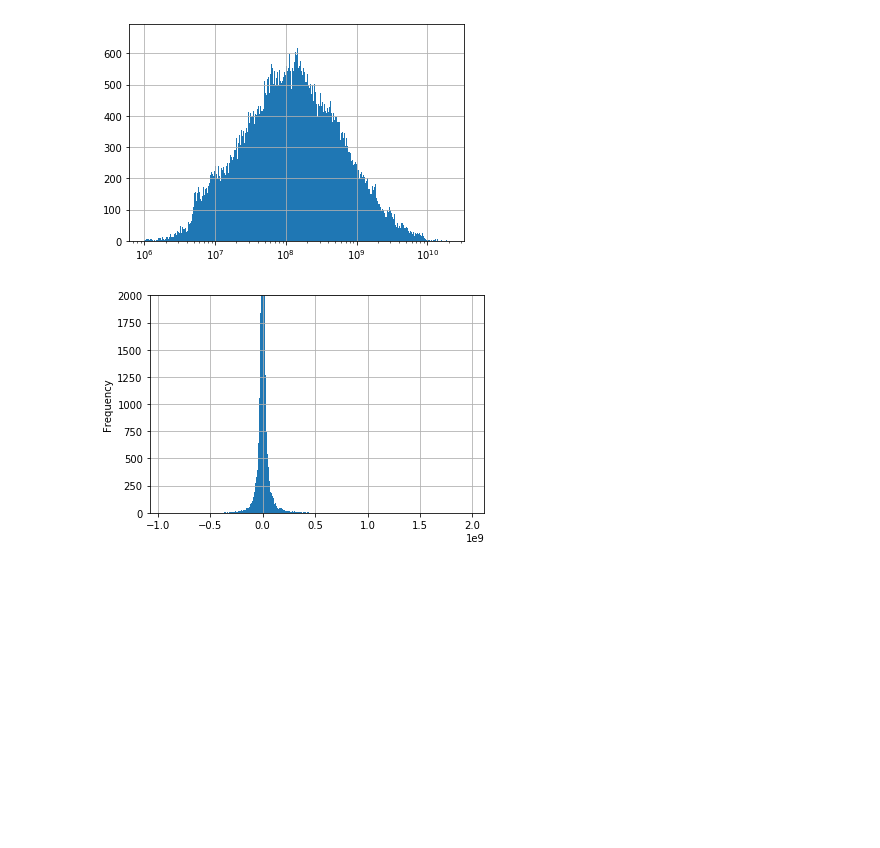
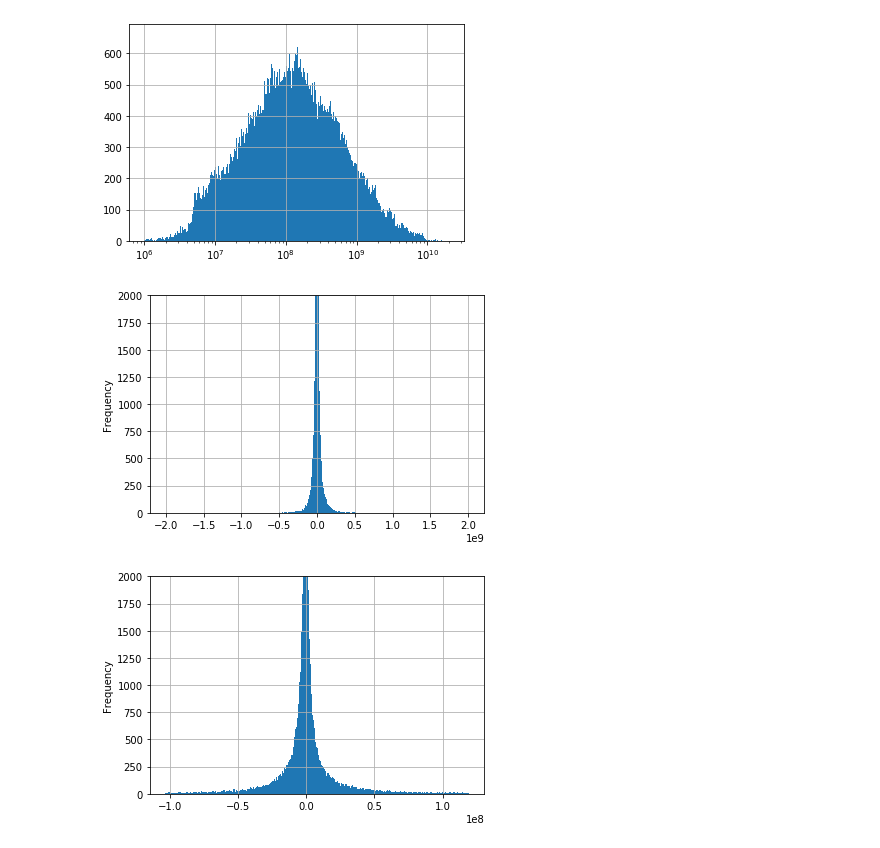
Before and after one commit to YuxuanSnow/BA_The-Impact-of-Portofolio, a Jupyter notebook: DiscreptiveStatistic.ipynb, the cells around one changed output. Drawn from its saved outputs; the diff is of its cells as text; code cells hidden in the pictures; blank space fills up the shorter version.

```diff
--- a/DiscreptiveStatistic.ipynb
+++ b/DiscreptiveStatistic.ipynb
@@ -43,7 +162,11 @@ pl.show()
 # %% [output]
 [figure]
 # %%
-hist_size = discreptive_ex['Fund Flow'].plot.hist(bins=1000,ylim=(0,2000),grid=True)
+hist_flow_BW = discreptive_ex_BW['Fund Flow'].plot.hist(bins=1000,ylim=(0,2000),grid=True)
 # %% [output]
-[figure, old version]
+[figure, new version]
+# %%
+hist_flow_AW = discreptive_ex_0['Fund Flow'].plot.hist(bins=1000,ylim=(0,2000),grid=True)
+# %% [output]
+[figure, added]
 # %%
```
Also changed, not shown: parts of 25 cells of this notebook, 6 other files.
